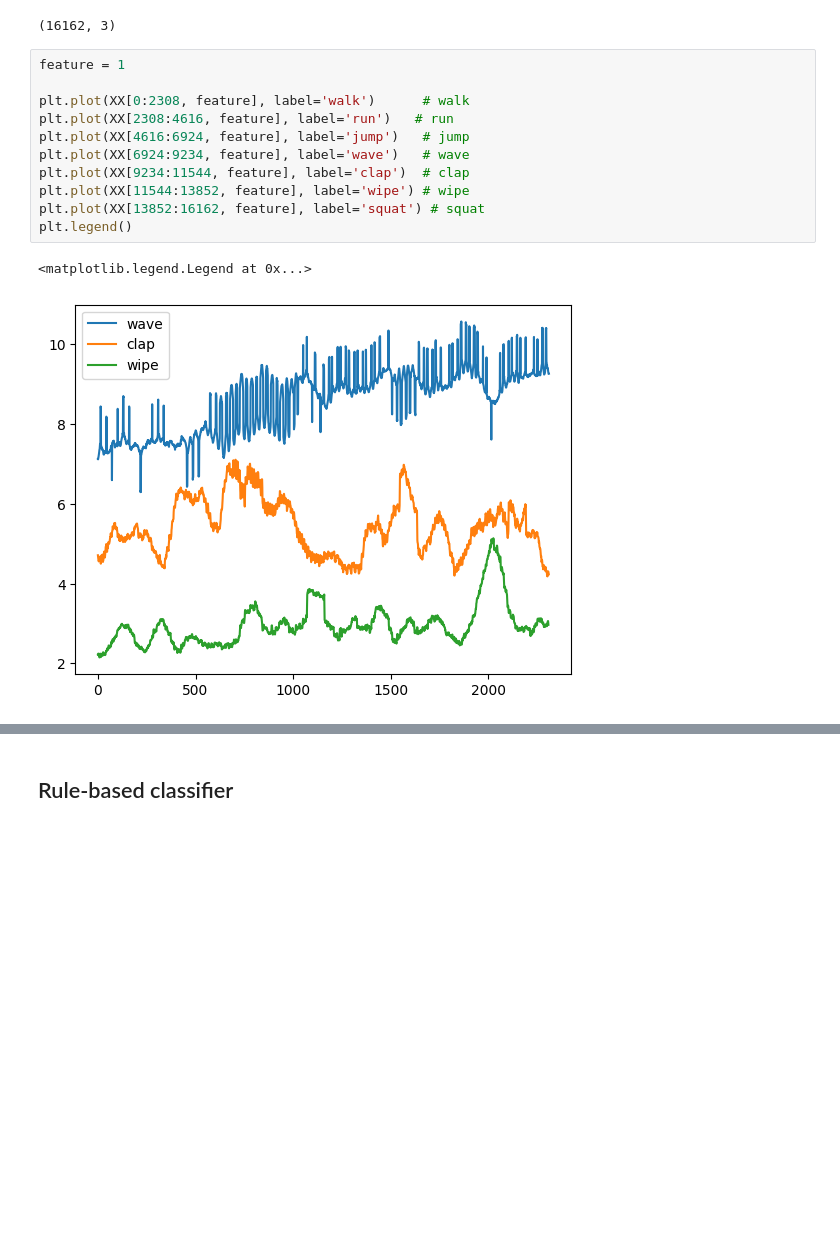
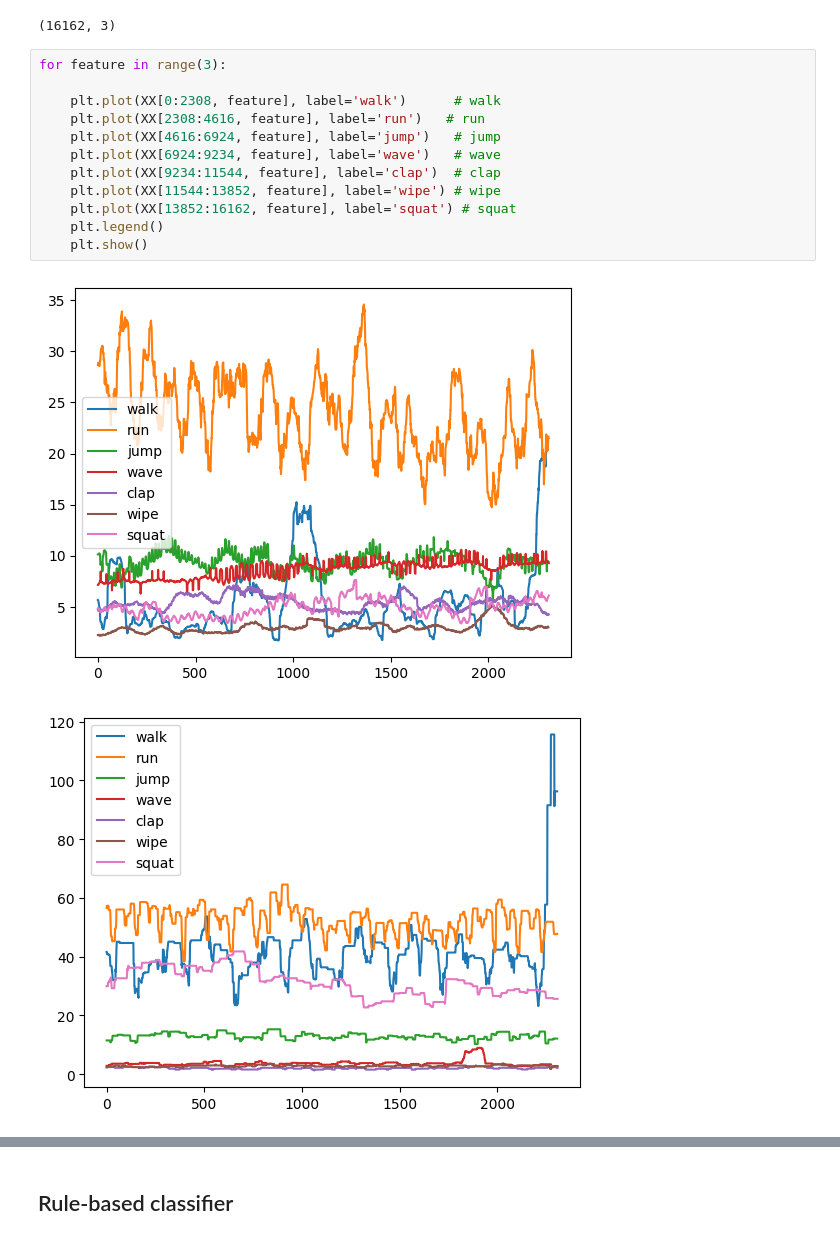
Before and after one commit to christianbresciani/nscep-spiking-NN, a Jupyter notebook: rule-based-classification.ipynb, the cells around one changed output, grey strips where cells are left out. Cells and saved outputs as stored; diff of their text form; blank space fills up the shorter version.

```diff
--- a/rule-based-classification.ipynb
+++ b/rule-based-classification.ipynb
@@ -88,16 +88,17 @@ XX.shape
 # %% [output]
 (16162, 3)
 # %%
-feature = 1
+for feature in range(3):
 
-plt.plot(XX[0:2308, feature], label='walk')      # walk
-plt.plot(XX[2308:4616, feature], label='run')   # run
-plt.plot(XX[4616:6924, feature], label='jump')   # jump
-plt.plot(XX[6924:9234, feature], label='wave')   # wave
-plt.plot(XX[9234:11544, feature], label='clap')  # clap
-plt.plot(XX[11544:13852, feature], label='wipe') # wipe
-plt.plot(XX[13852:16162, feature], label='squat') # squat
-plt.legend()
+	plt.plot(XX[0:2308, feature], label='walk')      # walk
+	plt.plot(XX[2308:4616, feature], label='run')   # run
+	plt.plot(XX[4616:6924, feature], label='jump')   # jump
+	plt.plot(XX[6924:9234, feature], label='wave')   # wave
+	plt.plot(XX[9234:11544, feature], label='clap')  # clap
+	plt.plot(XX[11544:13852, feature], label='wipe') # wipe
+	plt.plot(XX[13852:16162, feature], label='squat') # squat
+	plt.legend()
+	plt.show()
 # %% [output]
-<matplotlib.legend.Legend at 0x...>
-[figure, old version]
+[figure, new version]
+[figure, added]
```
Also changed, not shown: parts of 1 cell of this notebook.
